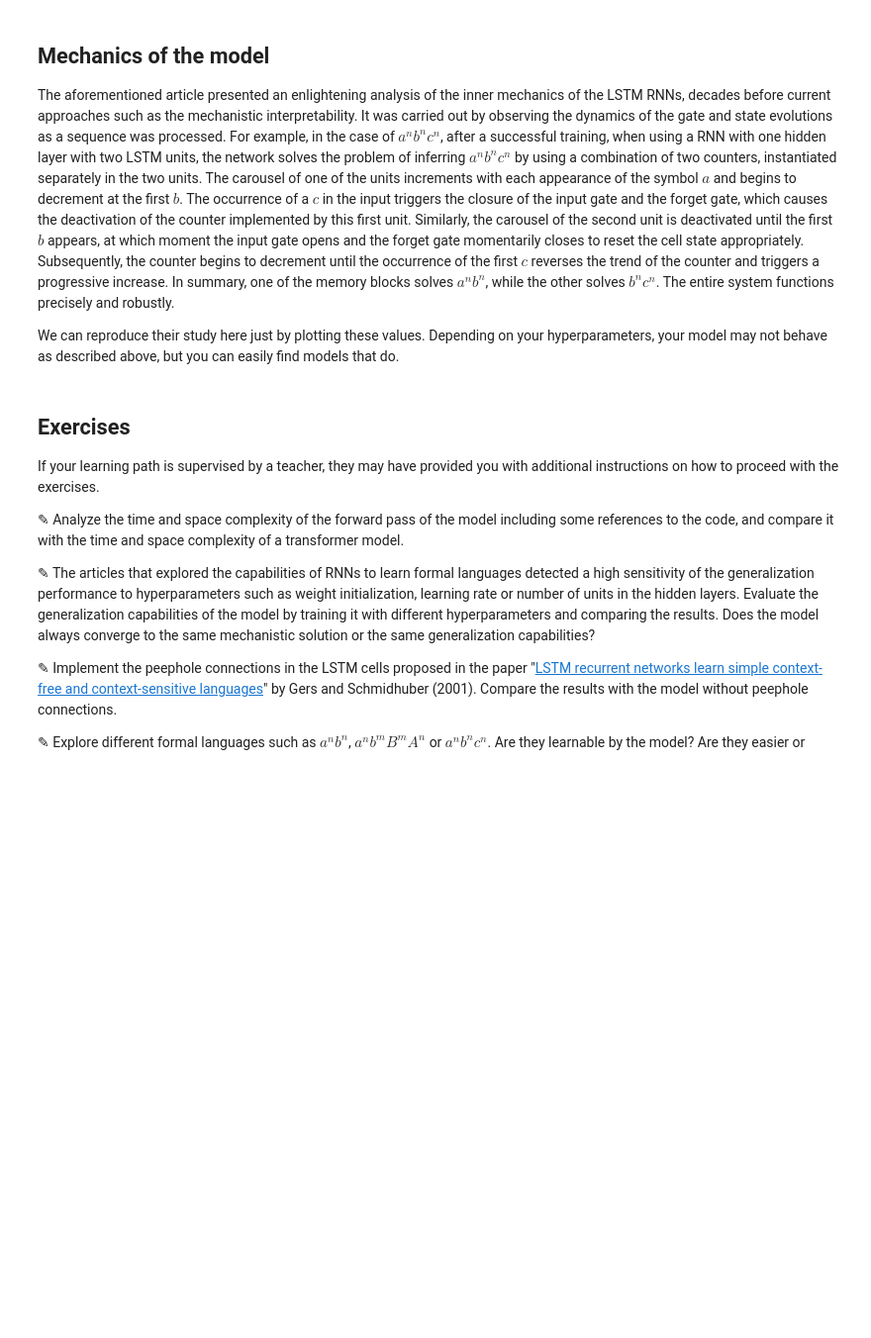
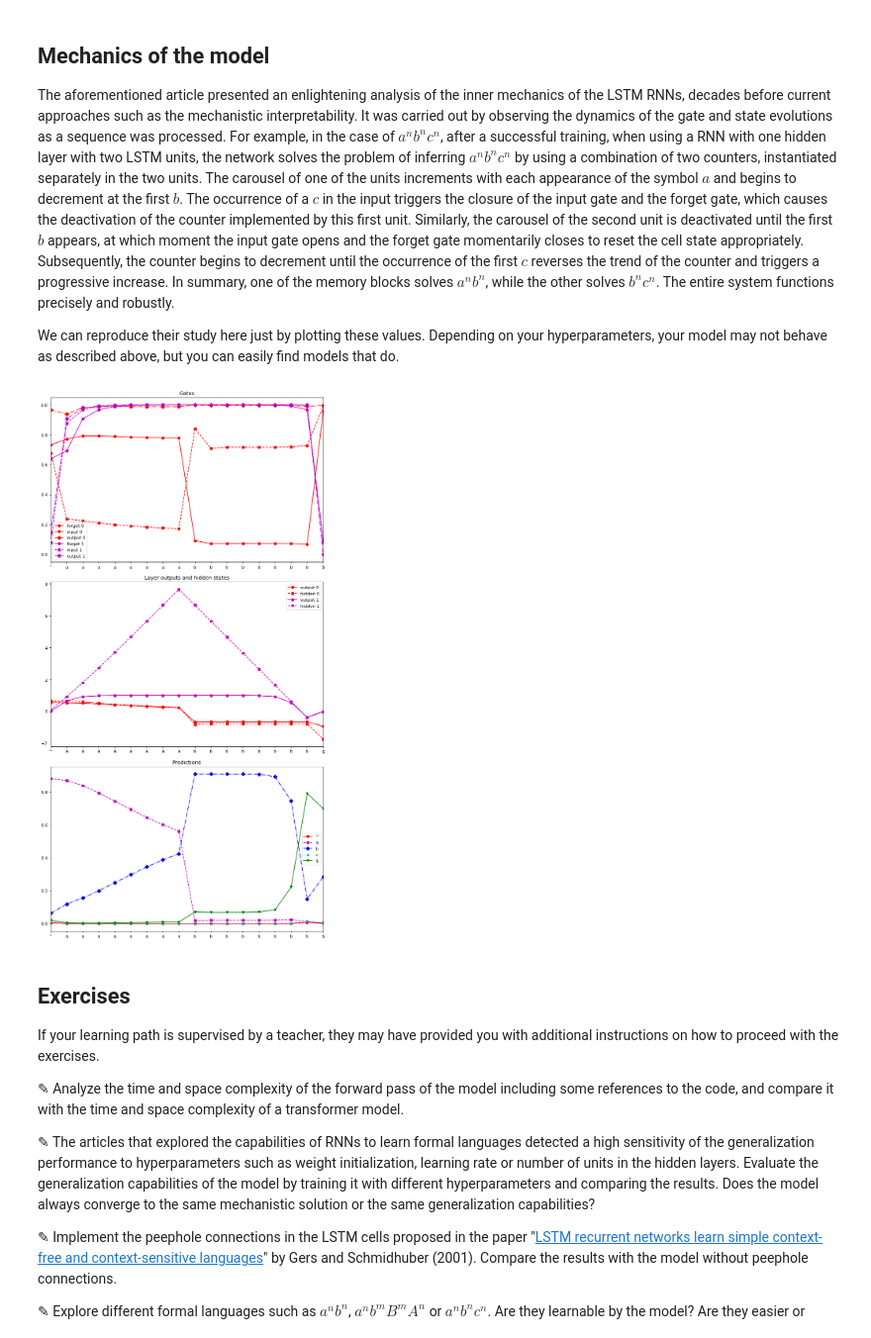
Before and after one commit to jaspock/me, a Jupyter notebook: docs/materials/transformers/assets/notebooks/lstm.ipynb, the cells around one changed output. Shown at 99% size. Saved outputs shown, nothing was run; the diff lists cells and outputs as text; code cells hidden in the pictures; blank space fills up the shorter version.

```diff
--- a/docs/materials/transformers/assets/notebooks/lstm.ipynb
+++ b/docs/materials/transformers/assets/notebooks/lstm.ipynb
@@ -171,7 +171,7 @@ The function `make_batch` generates a mini-batch of `batch_size` sequences of di
 
 As usual, note how `target` is a shifted version of `input`. Note also that `soft_target` does not contain any padding symbols, but our code will not need it as this information will be taken from `input` or `target`.
 # %%
-def make_batch(batch_size, padding_idx, train=False, n_max_train=10):
+def make_batch(batch_size, padding_idx, device, train=False, n_max_train=10):
     if not train:
         seqs = [generate_sequence(i) for i in range(batch_size)]
     else:
@@ -248,11 +248,11 @@ criterion = nn.CrossEntropyLoss(ignore_index=token_index['PAD'])
 optimizer = torch.optim.Adam(model.parameters(), lr=learning_rate)
 scheduler = torch.optim.lr_scheduler.LinearLR(optimizer, start_factor=1.0, end_factor=0.2, total_iters=training_steps)
 
-input_eval, target_eval, soft_target_eval = make_batch(n_max_train+1, token_index['PAD'], train=False)
+input_eval, target_eval, soft_target_eval = make_batch(n_max_train+1, token_index['PAD'], device=device, train=False)
 
 model.train()
 for step in range(training_steps):
-    input, target, _ = make_batch(batch_size, token_index['PAD'], train=True, n_max_train=n_max_train)
+    input, target, _ = make_batch(batch_size, token_index['PAD'], device=device, train=True, n_max_train=n_max_train)
     logits, _, _, _  = model(input)
     loss = criterion(logits.view(-1,logits.size(-1)), target.view(-1))
     optimizer.zero_grad()
@@ -276,7 +282,7 @@ for step in range(training_steps):
 The model is then evaluated on a mini-batch of sequences of increasing length up to a maximum value of $n$ defined by `n_max_eval`. The idea is to evaluate the generalization capabilities of the model by using values of `n_max_eval` higher than `n_max_train`. The generalization range is computed as $N-1$, where $N$ is the first value of $n$ for which the model does not achieve a 100% accuracy.
 # %%
 model.eval()
-input_test, target_test, soft_target_test = make_batch(n_test+1, token_index['PAD'], train=False)
+input_test, target_test, soft_target_test = make_batch(n_test+1, token_index['PAD'], device=device, train=False)
 logits, outputs, hidden_states, gates = model(input_test)
 accuracy = evaluate(input_test, soft_target_test, logits, debug=n_max_train-1)
 success_n = n_test
@@ -311,9 +320,9 @@ def plot_mechanics ():
     forget_gates_permuted = forget_gates.permute(0, 2, 3, 1)
     input_gates_permuted = input_gates.permute(0, 2, 3, 1)
     output_gates_permuted = output_gates.permute(0, 2, 3, 1)
-    fg_plot = forget_gates_permuted.detach().numpy()
-    ig_plot = input_gates_permuted.detach().numpy()
-    og_plot = output_gates_permuted.detach().numpy()
+    fg_plot = forget_gates_permuted.detach().cpu().numpy()
+    ig_plot = input_gates_permuted.detach().cpu().numpy()
+    og_plot = output_gates_permuted.detach().cpu().numpy()
     for i in range(fg_plot.shape[2]):
         ax1.plot(fg_plot[n, 0, i, :], label=f'forget {i}', color=color[i % len(color)], linestyle=lines[0], marker=markers[0])
         ax1.plot(ig_plot[n, 0, i, :], label=f'input {i}', color=color[i % len(color)], linestyle=lines[1], marker=markers[1])
@@ -325,36 +334,38 @@ def plot_mechanics ():
     ax1.legend()
     ax1.set_title('Gates')
 
     ax2 = plt.subplot(3, 1, 2)
     output_activations = outputs.permute(0, 2, 3, 1)
     hidden_state_activations = hidden_states.permute(0, 2, 3, 1)
-    o_plot = output_activations.detach().numpy()
-    h_plot = hidden_state_activations.detach().numpy()
+    o_plot = output_activations.detach().cpu().numpy()
+    h_plot = hidden_state_activations.detach().cpu().numpy()
     for i in range(o_plot.shape[2]):
         ax2.plot(o_plot[n, 0, i, :], label=f'output {i}', color=color[i % len(color)], linestyle=lines[0], marker=markers[0])
         ax2.plot(h_plot[n, 0, i, :], label=f'hidden {i}', color=color[i % len(color)], linestyle=lines[1], marker=markers[1])
     ax2.set_xlim(0, len(x_plot)-1)
     ax2.set_xticks(range(len(x_plot)))
     ax2.set_xticklabels(x_plot)
     ax2.legend()
     ax2.set_title('Layer outputs and hidden states')
 
     ax3 = plt.subplot(3, 1, 3)
-    l_plot = logits.softmax(dim=-1).detach().numpy()
+    l_plot = logits.softmax(dim=-1).detach().cpu().numpy()
     ax3.plot(l_plot[n, :, 1], label='^', color=color[0], linestyle=lines[0], marker=markers[0])
     ax3.plot(l_plot[n, :, 2], label='a', color=color[1], linestyle=lines[1], marker=markers[1])
     ax3.plot(l_plot[n, :, 3], label='b', color=color[2], linestyle=lines[2], marker=markers[2])
     ax3.plot(l_plot[n, :, 4], label='c', color=color[3], linestyle=lines[3], marker=markers[3])
     ax3.plot(l_plot[n, :, 5], label='$', color=color[4], linestyle=lines[0], marker=markers[4])
     ax3.set_xlim(0, len(x_plot)-1)
     ax3.set_xticks(range(len(x_plot)))
     ax3.set_xticklabels(x_plot)
     ax3.legend()
     ax3.set_title('Predictions')
 
     plt.show()
 
 plot_mechanics()
+# %% [output]
+[figure, added]
 # %% [markdown]
 ## Exercises
 
```
Also changed, not shown: parts of 2 cells of this notebook.
